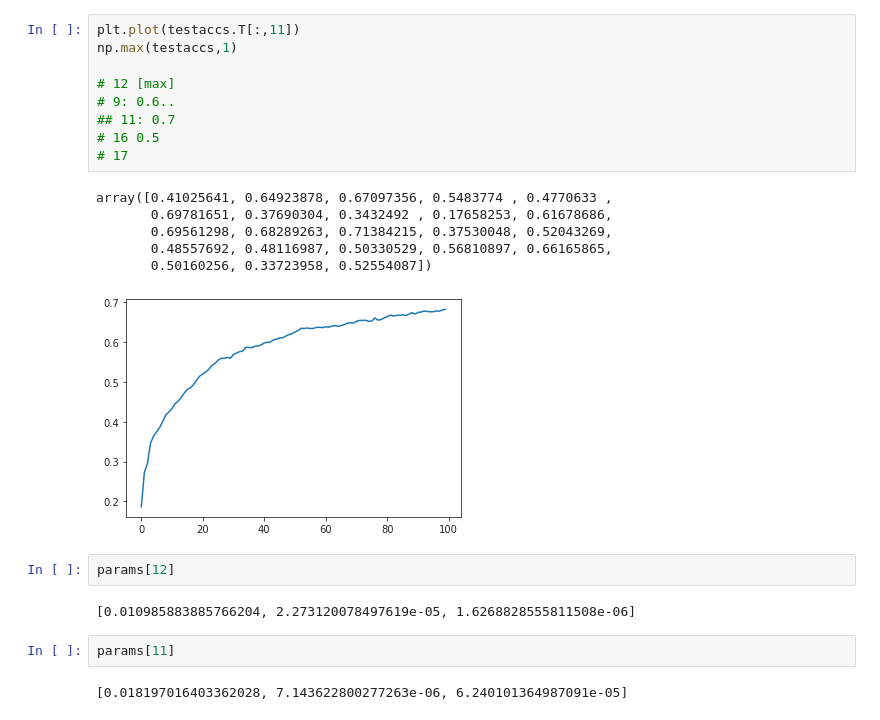
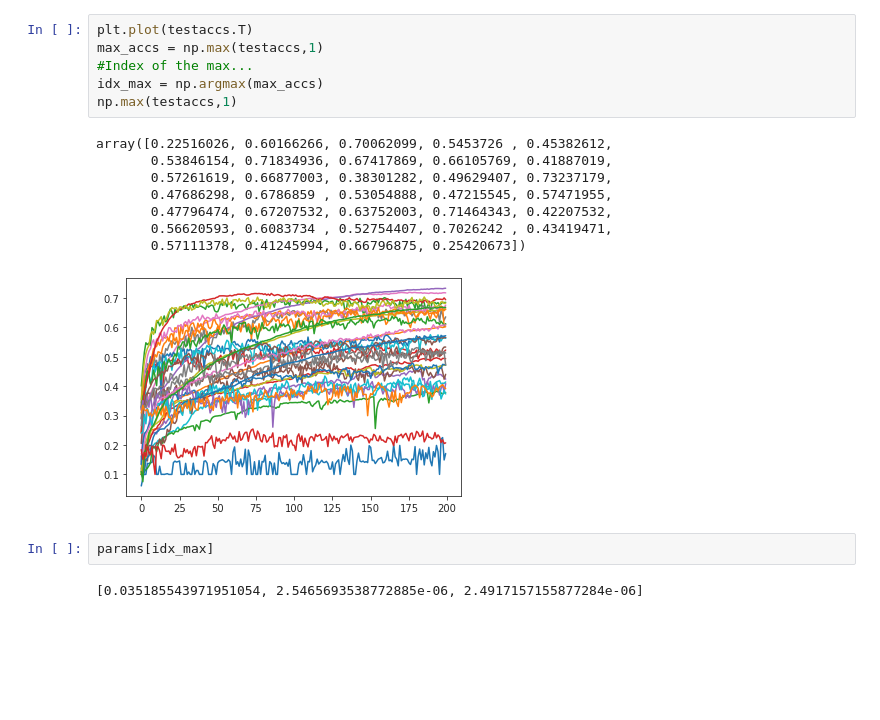
Before and after one commit to benlansdell/ssdfa, a Jupyter notebook: cifar10_conv_np_hyperparam_search_results.ipynb, the cells around one changed output. Drawn from its saved outputs; the diff is of its cells as text; blank space fills up the shorter version.

```diff
--- a/cifar10_conv_np_hyperparam_search_results.ipynb
+++ b/cifar10_conv_np_hyperparam_search_results.ipynb
@@ -62,26 +80,21 @@ N = 100
 #Have to reshape..... idiot
 testaccs = np.array(testaccs).reshape((-1,N))
-# %%
-plt.plot(testaccs.T[:,11])
-np.max(testaccs,1)
-
-# 12 [max]
-# 9: 0.6..
-## 11: 0.7
-# 16 0.5
-# 17
-# %% [output]
-array([0.41025641, 0.64923878, 0.67097356, 0.5483774 , 0.4770633 ,
-       0.69781651, 0.37690304, 0.3432492 , 0.17658253, 0.61678686,
-       0.69561298, 0.68289263, 0.71384215, 0.37530048, 0.52043269,
-       0.48557692, 0.48116987, 0.50330529, 0.56810897, 0.66165865,
-       0.50160256, 0.33723958, 0.52554087])
-[figure, removed]
+# %%
+plt.plot(testaccs.T)
+max_accs = np.max(testaccs,1)
+#Index of the max...
+idx_max = np.argmax(max_accs)
+np.max(testaccs,1)
+# %% [output]
+array([0.22516026, 0.60166266, 0.70062099, 0.5453726 , 0.45382612,
+       0.53846154, 0.71834936, 0.67417869, 0.66105769, 0.41887019,
+       0.57261619, 0.66877003, 0.38301282, 0.49629407, 0.73237179,
+       0.47686298, 0.6786859 , 0.53054888, 0.47215545, 0.57471955,
+       0.47796474, 0.67207532, 0.63752003, 0.71464343, 0.42207532,
+       0.56620593, 0.6083734 , 0.52754407, 0.7026242 , 0.43419471,
+       0.57111378, 0.41245994, 0.66796875, 0.25420673])
+[figure, added]
 # %%
-params[12]
+params[idx_max]
 # %% [output]
-[0.010985883885766204, 2.273120078497619e-05, 1.6268828555811508e-06]
+[0.035185543971951054, 2.5465693538772885e-06, 2.4917157155877284e-06]
-# %%
-params[11]
-# %% [output]
-[0.018197016403362028, 7.143622800277263e-06, 6.240101364987091e-05]
```
Also changed, not shown: parts of 14 cells of this notebook, 1 other file.
